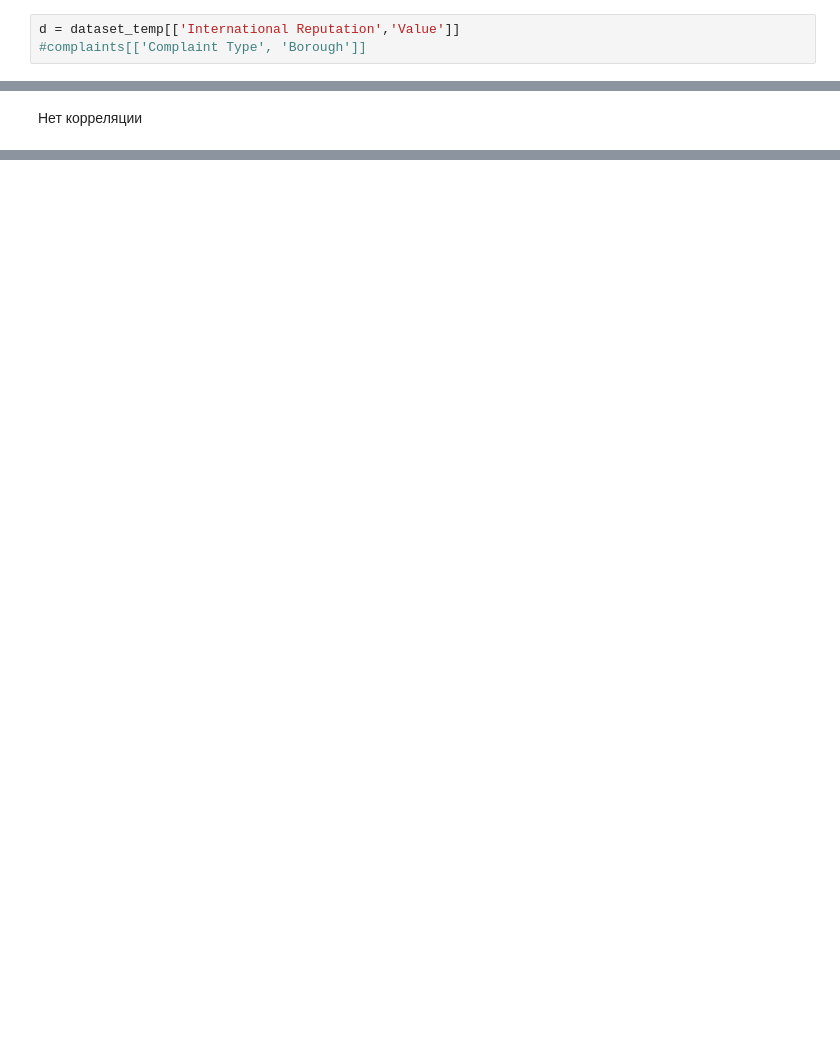
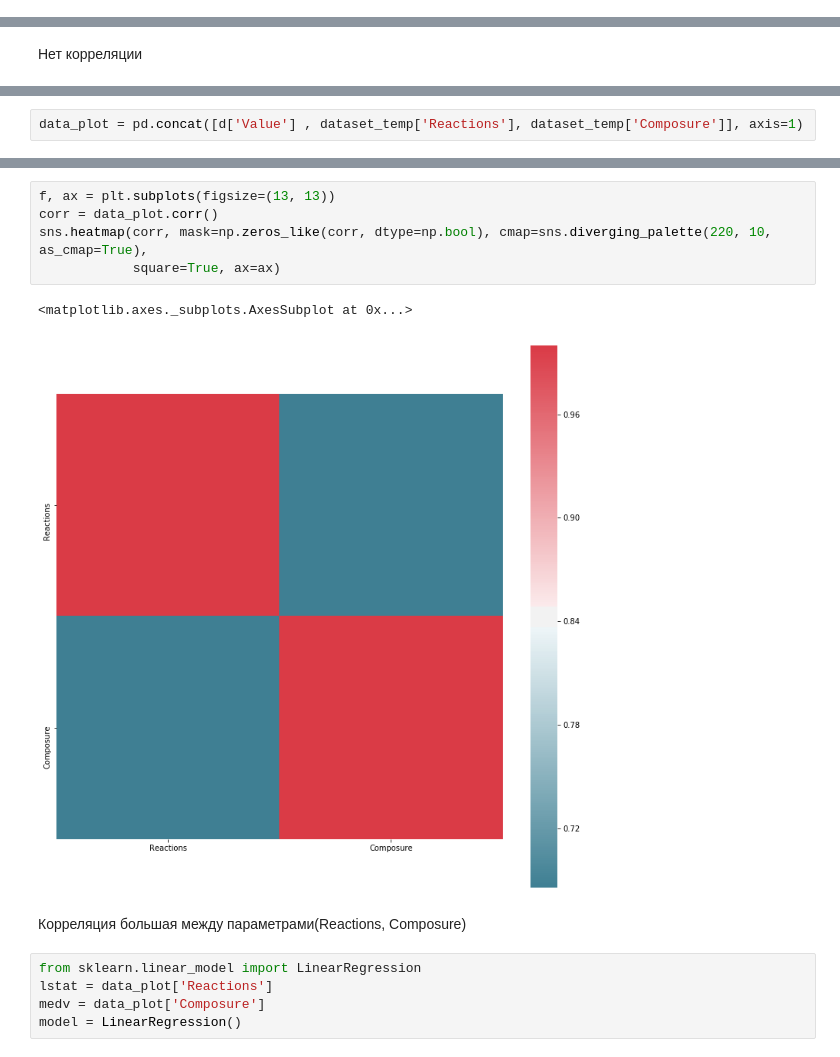
Before and after one commit to Alexander-ASU/sql, a Jupyter notebook: Python 3/dz_4.ipynb, the cells around one changed output, grey strips where cells are left out. Drawn from its saved outputs; the diff is of its cells as text; blank space fills up the shorter version.

```diff
--- a/Python 3/dz_4.ipynb
+++ b/Python 3/dz_4.ipynb
@@ -98,6 +98,3 @@ for i in range(95):
 Для линейной регресии можно выбрать колонки(Reactions, Composure)
 # %% [markdown]
 Допустим, мы хотим предсказать International Reputation основываясь на значении Value. Имеют ли данные значения корреляцию? Показать графически и математически.
-# %%
-d = dataset_temp[['International Reputation','Value']]
-#complaints[['Complaint Type', 'Borough']]
@@ -123,0 +193,2 @@ TypeError: unsupported operand type(s) for /: 'str' and 'int'
+# %%
+data_plot = pd.concat([d['Value'] , dataset_temp['Reactions'], dataset_temp['Composure']], axis=1)
@@ -123,0 +216,15 @@ TypeError: unsupported operand type(s) for /: 'str' and 'int'
+# %%
+f, ax = plt.subplots(figsize=(13, 13))
+corr = data_plot.corr()
+sns.heatmap(corr, mask=np.zeros_like(corr, dtype=np.bool), cmap=sns.diverging_palette(220, 10, as_cmap=True),
+            square=True, ax=ax)
+# %% [output]
+<matplotlib.axes._subplots.AxesSubplot at 0x...>
+[figure, added]
+# %% [markdown]
+Корреляция большая между параметрами(Reactions, Composure)
+# %%
+from sklearn.linear_model import LinearRegression
+lstat = data_plot['Reactions']
+medv = data_plot['Composure']
+model = LinearRegression()
```
Also changed, not shown: parts of 11 cells of this notebook.
